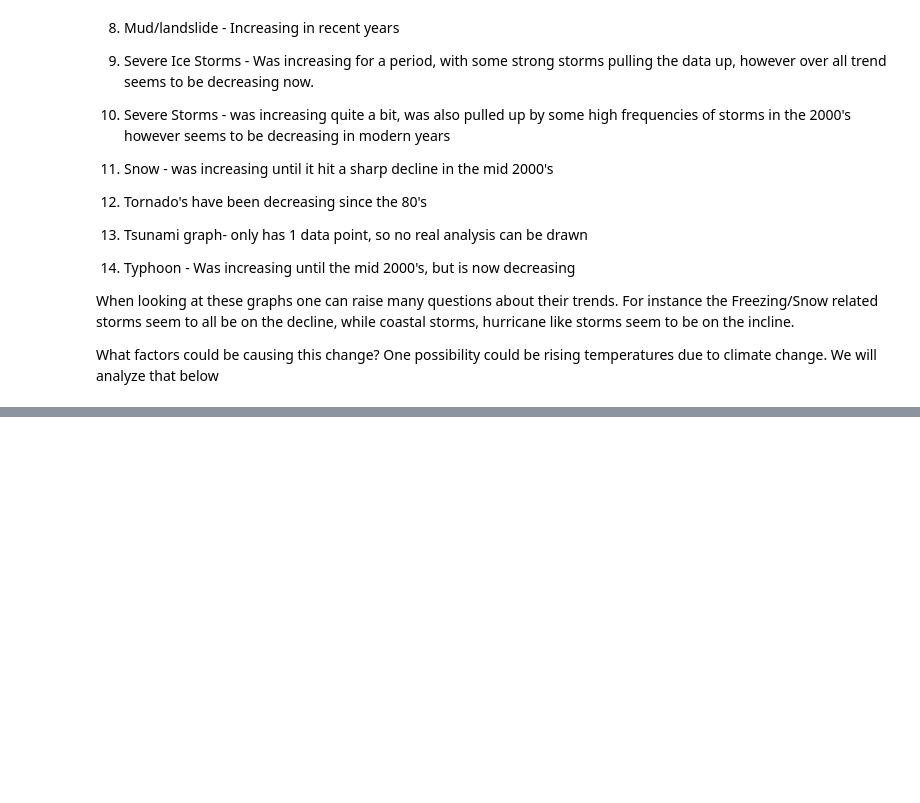
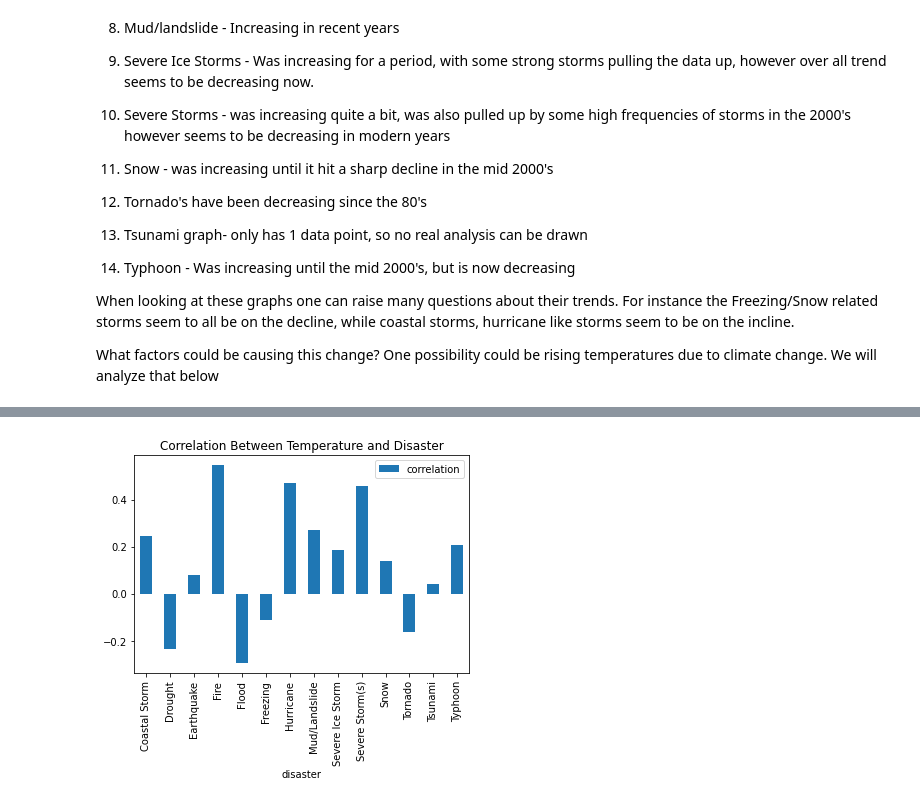
Before and after one commit to rvark2002/weather-proj, a Jupyter notebook: Natural Disaster Analysis.ipynb, the cells around one changed output, grey strips where cells are left out. Saved outputs shown, nothing was run; the diff lists cells and outputs as text; code cells hidden in the pictures; blank space fills up the shorter version.

```diff
--- a/Natural Disaster Analysis.ipynb
+++ b/Natural Disaster Analysis.ipynb
@@ -546,0 +586,6 @@ What factors could be causing this change? One possibility could be rising tempe
+# %%
+# We will be using a pandas function which can calculate the correlation coeficient between two columns
+column_1 = pdf['totals']
+column_2 = pdf["temps"]
+correlation = column_1.corr(column_2)
+print(correlation)
@@ -546,0 +598,15 @@ What factors could be causing this change? One possibility could be rising tempe
+# %%
+# The following two lists will serve to populate a dataframe with the disaster type and te given correlation coeficient
+disasters = []
+correlations = []
+for disaster in pdf:
+    if disaster not in ['totals', 'year', 'temps']: # ignoring these columns
+        column_1 = pdf[disaster]
+        column_2 = pdf["temps"]
+        correlation = column_1.corr(column_2)
+        disasters.append(disaster)
+        correlations.append(correlation)
+
+d = {'disaster': disasters,'correlation':correlations }
+cor_df = pd.DataFrame.from_dict(d)
+cor_df
@@ -546,0 +629,4 @@ What factors could be causing this change? One possibility could be rising tempe
+# %%
+barp = cor_df.plot.bar('disaster', 'correlation',title='Correlation Between Temperature and Disaster')
+# %% [output]
+[figure, added]
```
Also changed, not shown: parts of 15 cells of this notebook, 1 other file.
